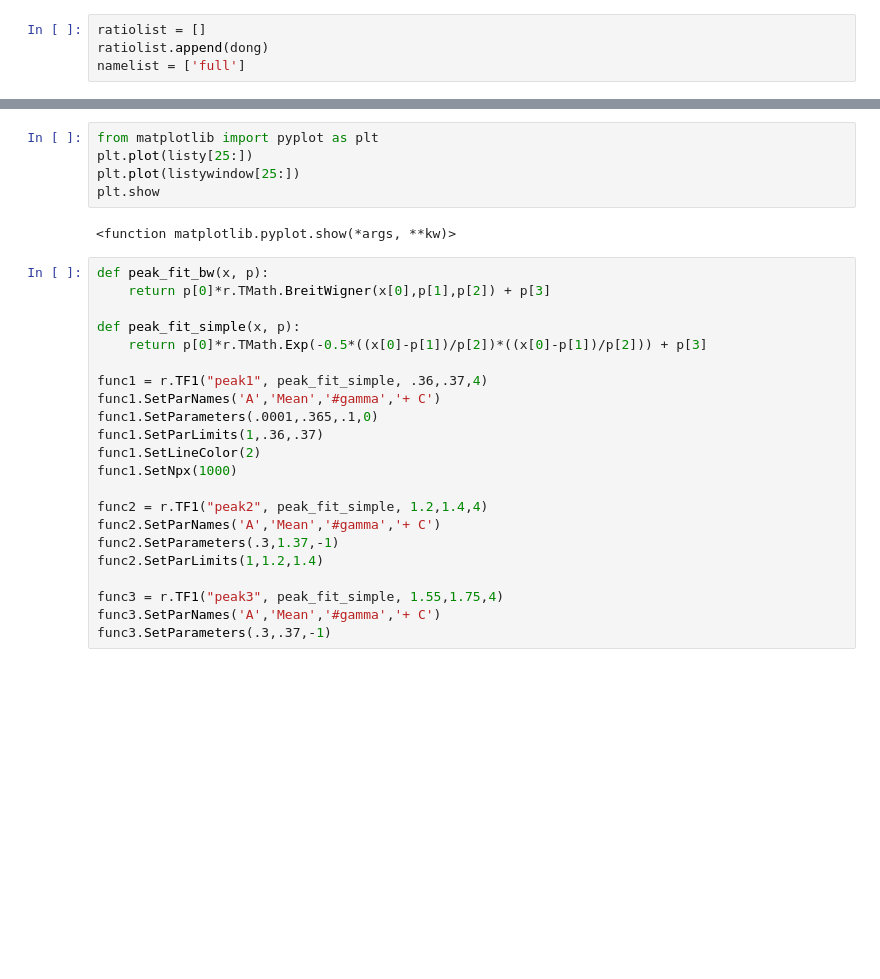
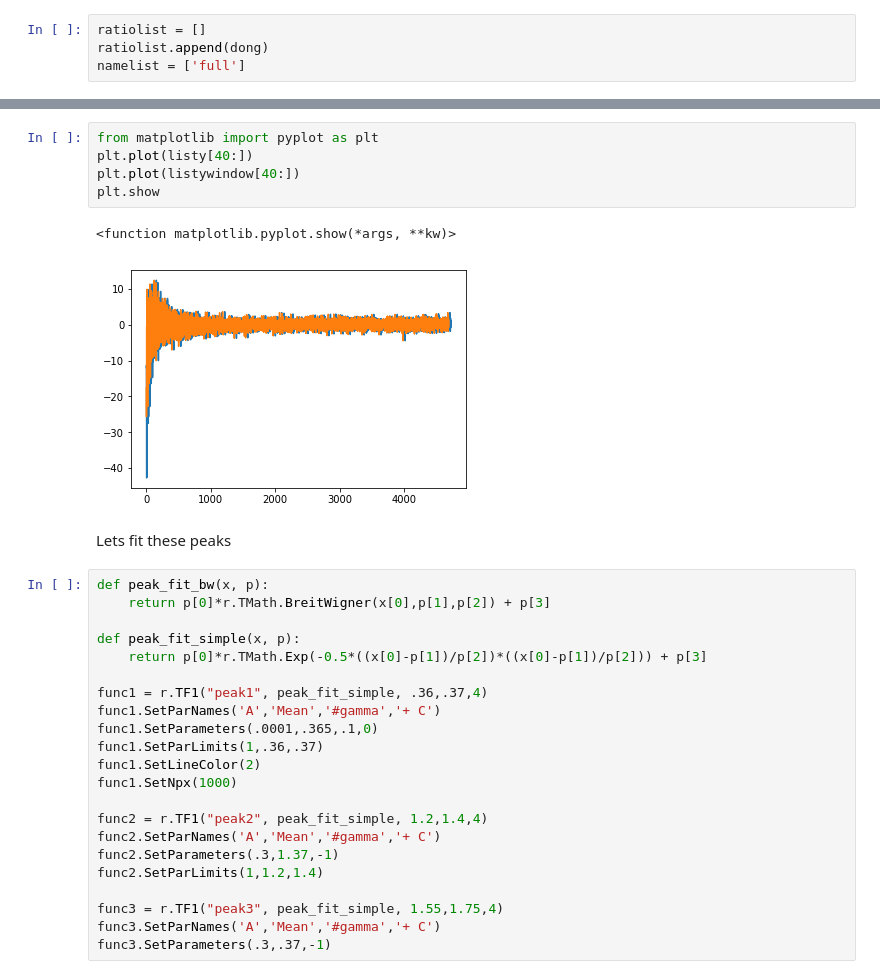
Before and after one commit to jlabounty/g-2, a Jupyter notebook: calorimeter/Residuals_NewFile.ipynb, the cells around one changed output, grey strips where cells are left out. Drawn from its saved outputs; the diff is of its cells as text; blank space fills up the shorter version.

```diff
--- a/calorimeter/Residuals_NewFile.ipynb
+++ b/calorimeter/Residuals_NewFile.ipynb
@@ -212,10 +219,13 @@ c4.Draw()
 # %%
 from matplotlib import pyplot as plt
-plt.plot(listy[25:])
-plt.plot(listywindow[25:])
+plt.plot(listy[40:])
+plt.plot(listywindow[40:])
 plt.show
 # %% [output]
 <function matplotlib.pyplot.show(*args, **kw)>
+[figure, added]
+# %% [markdown]
+Lets fit these peaks
 # %%
 def peak_fit_bw(x, p):
     return p[0]*r.TMath.BreitWigner(x[0],p[1],p[2]) + p[3]
```
Also changed, not shown: parts of 23 cells of this notebook, 3 other files.
